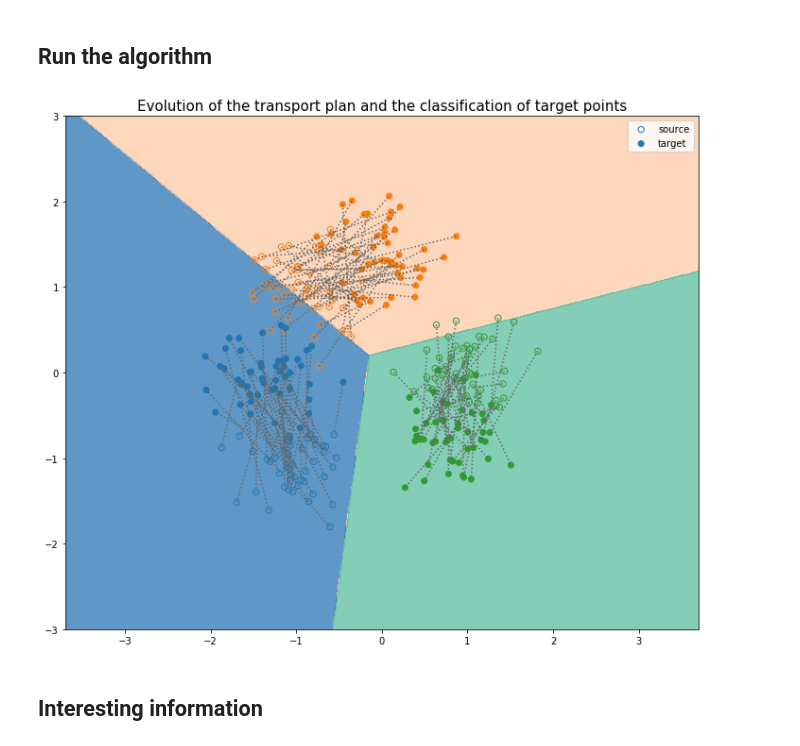
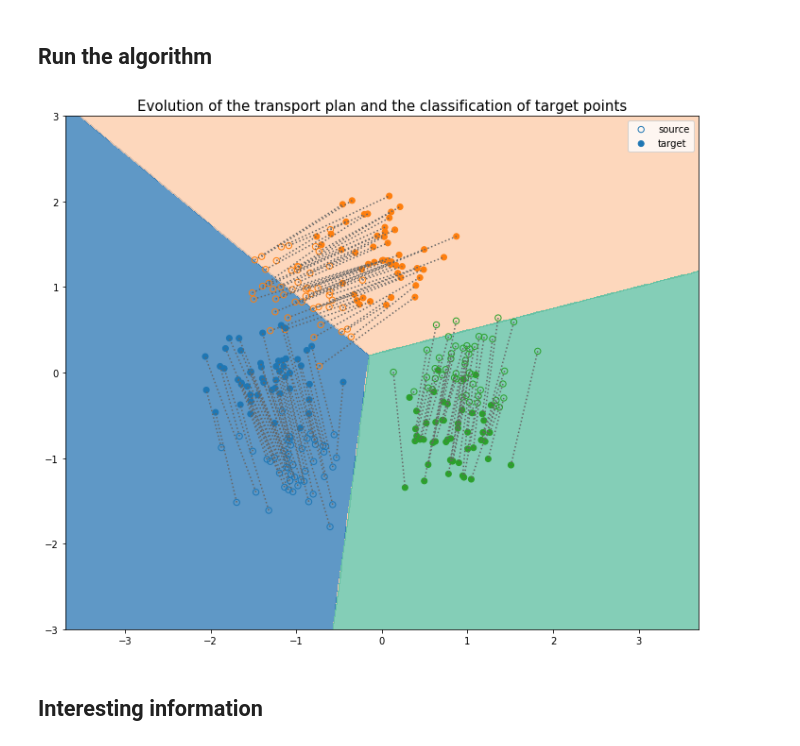
Before and after one commit to artix41/transfer-learning-algorithms, a Jupyter notebook: jdot/gaussian.ipynb, the cells around one changed output. Cells and saved outputs as stored; diff of their text form; code cells hidden in the pictures.

```diff
--- a/jdot/gaussian.ipynb
+++ b/jdot/gaussian.ipynb
@@ -114,41 +114,41 @@ def label_loss(y, fx):
 alpha = 1
 
 a = np.ones((len(Y_source),)) / len(Y_source)
-b = np.ones((len(Y_source),)) / len(Y_source)
+b = np.ones((len(Y_target),)) / len(Y_target)
 # %% [markdown]
 ## Run the algorithm
 # %%
 plt.rcParams['figure.figsize'] = (12, 10)
 plt.axis("equal")
 plt.axis(3*np.array([-1,1,-1,1]))
 
 nb_iter = 1
 
 for i in range(nb_iter):
     # Gamma part: learn a transport plan
-    D = np.array([[np.linalg.norm(xs-xt) for xs in X_source] for xt in X_target])
-    L = np.array([[label_loss(ys, f(xt)) for ys in Y_source_bin] for xt in X_target])
+    D = np.array([[np.linalg.norm(xs-xt) for xt in X_target] for xs in X_source])
+    L = np.array([[label_loss(ys, f(xt)) for xt in X_target] for ys in Y_source_bin])
     C = alpha * D + L
     gamma = ot.emd(a, b, C)
 
     # f part: learn
     Y_hat = len(Y_source) * gamma.T.dot(Y_source)
     Y_hat_bin = (1. / len(Y_source)) * np.dot(gamma.T, Y_source_bin)
     Y_hat = lb.inverse_transform(Y_hat_bin)
     model.fit(X_target, Y_hat)
 
     # Plot
     Z = model.predict(np.c_[xx.ravel(), yy.ravel()]).reshape(xx.shape)
     cont = plt.contourf(xx, yy, Z, cmap=cm, alpha=.8)
     plt.scatter(X_source[:,0], X_source[:,1], label="source", s=40, facecolors='none', edgecolor=colormap[Y_source])
     plt.scatter(X_target[:,0], X_target[:,1], label="target", color=colormap[Y_hat])
     ot.plot.plot2D_samples_mat(X_source, X_target, gamma, color=plt.cm.Dark2(8), linestyle=":")
     plt.title("Evolution of the transport plan and the classification of target points", fontsize=15)
     plt.legend()
 
     #plt.savefig("screenshots/gaussian-13.png")
 # %% [output]
-[figure, old version]
+[figure, new version]
 # %% [markdown]
 ## Interesting information
 # %%
```
